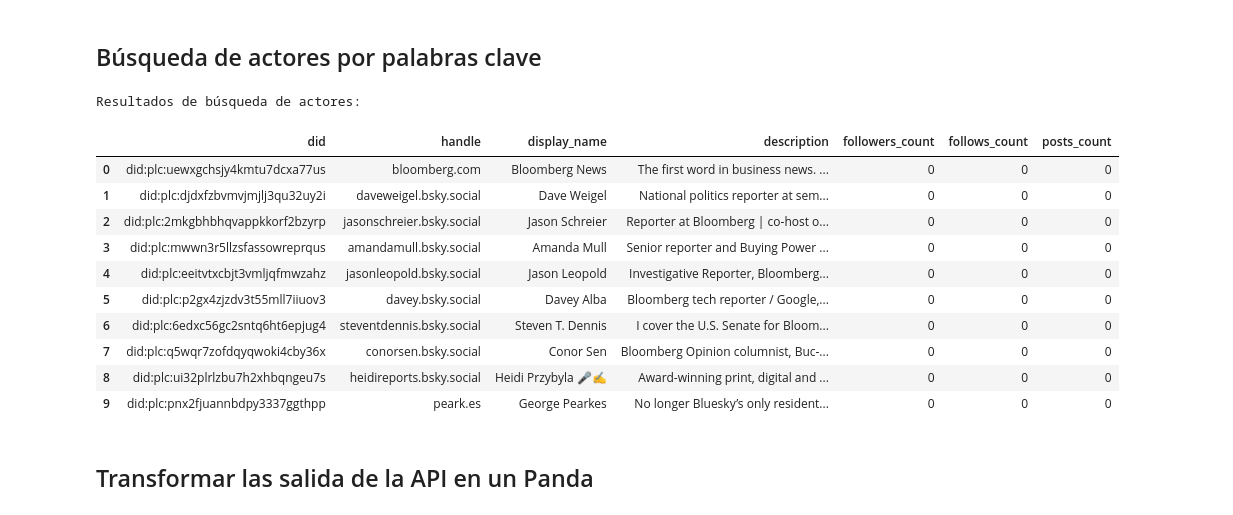
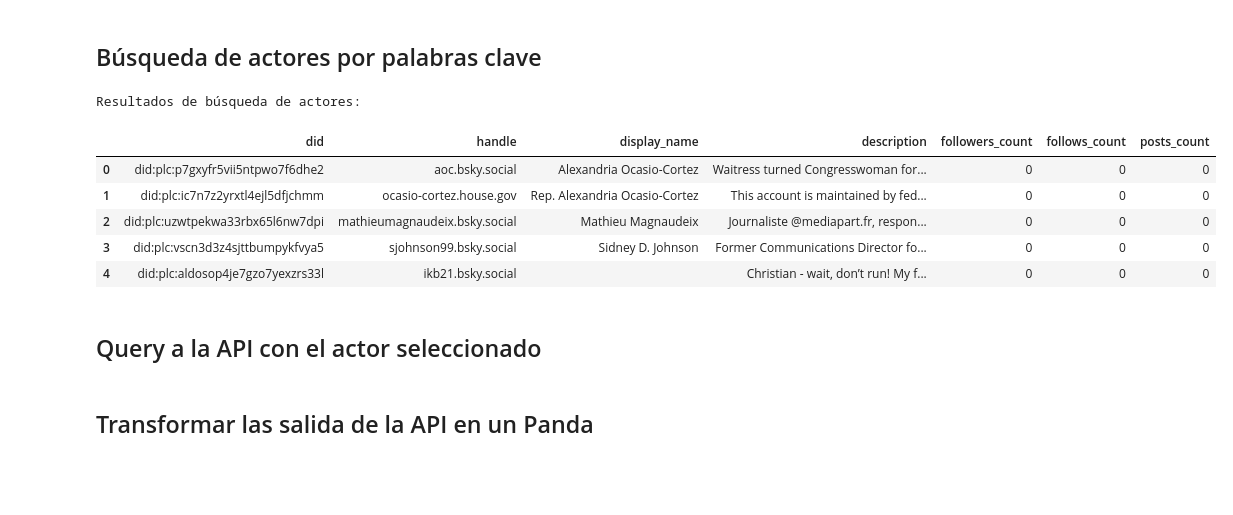
Before and after one commit to lmbsoft/patagonia-scrappers, a Jupyter notebook: franco/API-connect/01_connect.ipynb, the cells around one changed output. Cells and saved outputs as stored; diff of their text form; code cells hidden in the pictures; blank space fills up the shorter version.

```diff
--- a/franco/API-connect/01_connect.ipynb
+++ b/franco/API-connect/01_connect.ipynb
@@ -24,7 +24,7 @@ url = "https://bsky.social/xrpc/app.bsky.actor.searchActors"
 
 # Parámetros de búsqueda
 params = {
-    "term": "bloomberg",  # Término de búsqueda
+    "term": "Ocasio-Cortez",  # Término de búsqueda
     "limit": 10  # Número de resultados a mostrar
 }
 
@@ -33,43 +33,40 @@ headers = {
     "Authorization": f"Bearer {token}"
 }
 
 # Realizar la petición
 response = requests.get(url, headers=headers, params=params)
 response.raise_for_status()
 
 # Procesar la respuesta
 search_data = response.json()
 actors = []
 
 for actor in search_data['actors']:
     actor_data = {
         'did': actor['did'],
         'handle': actor['handle'],
         'display_name': actor.get('displayName', ''),
         'description': actor.get('description', ''),
         'followers_count': actor.get('followersCount', 0),
         'follows_count': actor.get('followsCount', 0),
         'posts_count': actor.get('postsCount', 0)
     }
     actors.append(actor_data)
 
 # Crear y mostrar el DataFrame
 df_actors = pd.DataFrame(actors)
 print("\nResultados de búsqueda de actores:")
 display(df_actors)
 # %% [output]
 Resultados de búsqueda de actores:
 |  | did | handle | display_name | description | followers_count | follows_count | posts_count |
-| 0 | did:plc:uewxgchsjy4kmtu7dcxa77us | bloomberg.com | Bloomberg News | The first word in business news. ... | 0 | 0 | 0 |
-| 1 | did:plc:djdxfzbvmvjmjlj3qu32uy2i | daveweigel.bsky.social | Dave Weigel | National politics reporter at sem... | 0 | 0 | 0 |
-| 2 | did:plc:2mkgbhbhqvappkkorf2bzyrp | jasonschreier.bsky.social | Jason Schreier | Reporter at Bloomberg | co-host o... | 0 | 0 | 0 |
-| 3 | did:plc:mwwn3r5llzsfassowreprqus | amandamull.bsky.social | Amanda Mull | Senior reporter and Buying Power ... | 0 | 0 | 0 |
-| 4 | did:plc:eeitvtxcbjt3vmljqfmwzahz | jasonleopold.bsky.social | Jason Leopold | Investigative Reporter, Bloomberg... | 0 | 0 | 0 |
-| 5 | did:plc:p2gx4zjzdv3t55mll7iiuov3 | davey.bsky.social | Davey Alba | Bloomberg tech reporter / Google,... | 0 | 0 | 0 |
-| 6 | did:plc:6edxc56gc2sntq6ht6epjug4 | steventdennis.bsky.social | Steven T. Dennis | I cover the U.S. Senate for Bloom... | 0 | 0 | 0 |
-| 7 | did:plc:q5wqr7zofdqyqwoki4cby36x | conorsen.bsky.social | Conor Sen | Bloomberg Opinion columnist, Buc-... | 0 | 0 | 0 |
-| 8 | did:plc:ui32plrlzbu7h2xhbqngeu7s | heidireports.bsky.social | Heidi Przybyla 🎤✍️ | Award-winning print, digital and ... | 0 | 0 | 0 |
-| 9 | did:plc:pnx2fjuannbdpy3337ggthpp | peark.es | George Pearkes | No longer Bluesky’s only resident... | 0 | 0 | 0 |
+| 0 | did:plc:p7gxyfr5vii5ntpwo7f6dhe2 | aoc.bsky.social | Alexandria Ocasio-Cortez | Waitress turned Congresswoman for... | 0 | 0 | 0 |
+| 1 | did:plc:ic7n7z2yrxtl4ejl5dfjchmm | ocasio-cortez.house.gov | Rep. Alexandria Ocasio-Cortez | This account is maintained by fed... | 0 | 0 | 0 |
+| 2 | did:plc:uzwtpekwa33rbx65l6nw7dpi | mathieumagnaudeix.bsky.social | Mathieu Magnaudeix | Journaliste @mediapart.fr, respon... | 0 | 0 | 0 |
+| 3 | did:plc:vscn3d3z4sjttbumpykfvya5 | sjohnson99.bsky.social | Sidney D. Johnson | Former Communications Director fo... | 0 | 0 | 0 |
+| 4 | did:plc:aldosop4je7gzo7yexzrs33l | ikb21.bsky.social |  | Christian - wait, don’t run! My f... | 0 | 0 | 0 |
+# %% [markdown]
+## Query a la API con el actor seleccionado
 # %%
 # Colocamos el actor que preferimos de la lista de actores
 params = {
```
Also changed, not shown: parts of 5 cells of this notebook.
